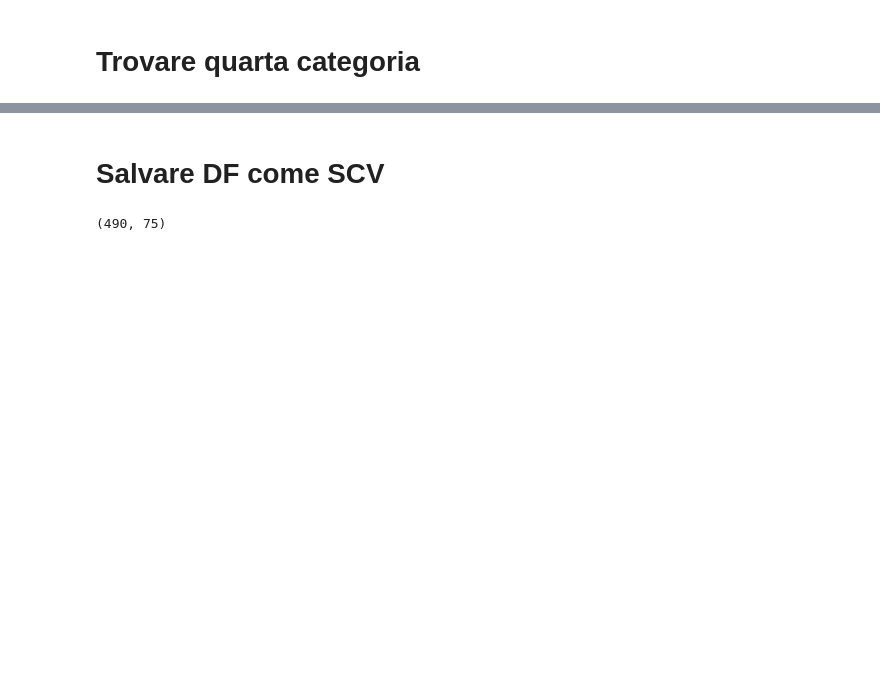
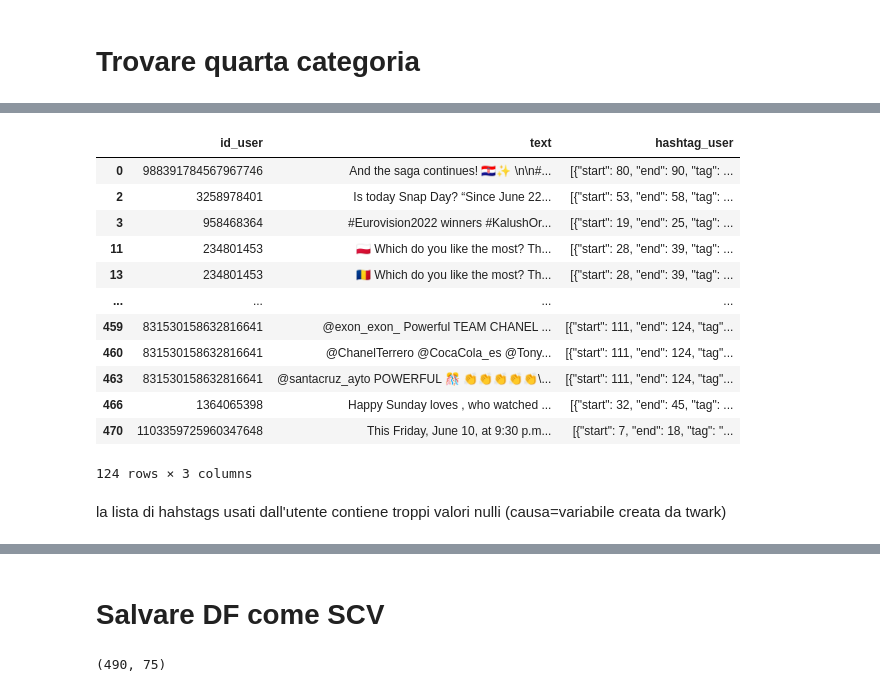
Before and after one commit to gatto/ds-network-analysis, a Jupyter notebook: py/dave starting.ipynb, the cells around one changed output, grey strips where cells are left out. Cells and saved outputs as stored; diff of their text form; code cells hidden in the pictures; blank space fills up the shorter version.

```diff
--- a/py/dave starting.ipynb
+++ b/py/dave starting.ipynb
@@ -419,0 +433,19 @@ m4.df['entities.hashtags'][0]
+# %%
+df_IDK1=df_IDK1.dropna()
+df_IDK1
+# %% [output]
+|  | id_user | text | hashtag_user |
+| 0 | 988391784567967746 | And the saga continues! 🇭🇷✨ \n\n#... | [{"start": 80, "end": 90, "tag": ... |
+| 2 | 3258978401 | Is today Snap Day? “Since June 22... | [{"start": 53, "end": 58, "tag": ... |
+| 3 | 958468364 | #Eurovision2022 winners #KalushOr... | [{"start": 19, "end": 25, "tag": ... |
+| 11 | 234801453 | 🇵🇱 Which do you like the most? Th... | [{"start": 28, "end": 39, "tag": ... |
+| 13 | 234801453 | 🇷🇴 Which do you like the most? Th... | [{"start": 28, "end": 39, "tag": ... |
+| ... | ... | ... | ... |
+| 459 | 831530158632816641 | @exon_exon_ Powerful TEAM CHANEL ... | [{"start": 111, "end": 124, "tag"... |
+| 460 | 831530158632816641 | @ChanelTerrero @CocaCola_es @Tony... | [{"start": 111, "end": 124, "tag"... |
+| 463 | 831530158632816641 | @santacruz_ayto POWERFUL 🎊 👏👏👏👏👏\... | [{"start": 111, "end": 124, "tag"... |
+| 466 | 1364065398 | Happy Sunday loves , who watched ... | [{"start": 32, "end": 45, "tag": ... |
+| 470 | 1103359725960347648 | This Friday, June 10, at 9:30 p.m... | [{"start": 7, "end": 18, "tag": "... |
+124 rows × 3 columns
+# %% [markdown]
+la lista di hahstags usati dall'utente contiene troppi valori nulli (causa=variabile creata da twark)
```
Also changed, not shown: parts of 39 cells of this notebook.
